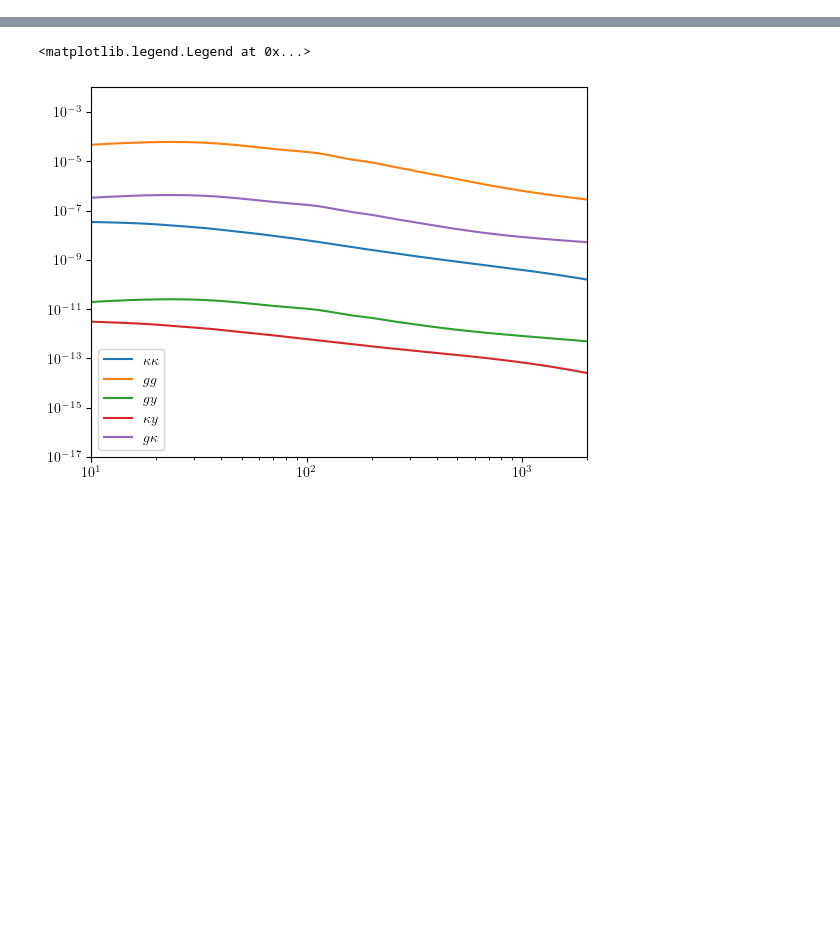
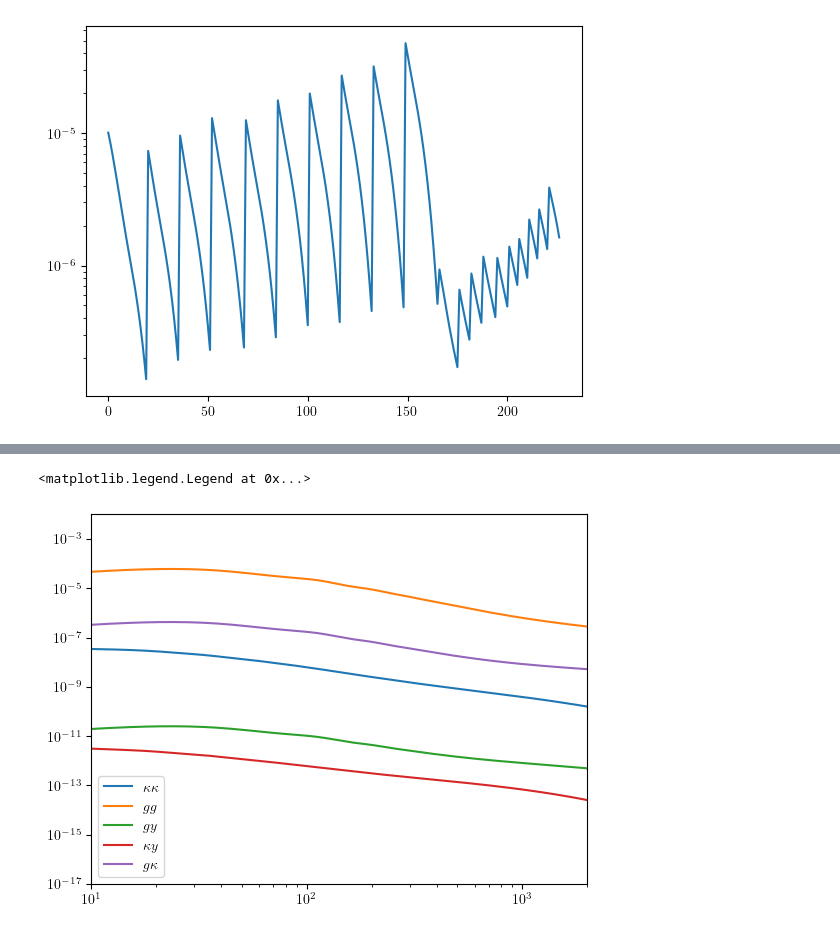
Before and after one commit to shivampcosmo/GODMAX, a Jupyter notebook: notebooks/all_arxiv/compare_cosmosis.ipynb, the cells around one changed output, grey strips where cells are left out. Saved outputs shown, nothing was run; the diff lists cells and outputs as text; code cells hidden in the pictures; blank space fills up the shorter version.

```diff
--- a/notebooks/all_arxiv/compare_cosmosis.ipynb
+++ b/notebooks/all_arxiv/compare_cosmosis.ipynb
@@ -73,0 +565,92 @@ pl.rc('text', usetex=True)
+# %%
+get_corrfunc_BCMP_test = get_xi(sim_params_dict, halo_params_dict, analysis_dict, other_params_dict)
+# %%
+import configobj
+probe = 'xip_xim'
+
+if probe == 'xip_xim':
+    cov_total = cov_total[80:, 80:]
+    data_vec = data_vec[80:]
+elif probe == 'gty':
+    cov_total = cov_total[:80, :80]
+    data_vec = data_vec[:80]
+
+fname = abs_path_data + '/DESxACT/scale_cuts_xipm_y3_gty_fid.ini'
+config = configobj.ConfigObj(fname)
+sc_xipm = config['shear-shear']
+sc_gty = config['shear-tsz']
+
+df_cs = fits.open(abs_path_data + '/DESxACT/2pt_NG_final_2ptunblind_02_26_21_wnz_maglim_covupdate.fits')
+bin1_vals =  df_cs['xip'].data['BIN1'][::20]
+bin2_vals =  df_cs['xip'].data['BIN2'][::20]
+biny_vals = np.array([1,2,3,4])
+ang_vals = df_cs['xip'].data['ANG'][0:20]
+
+def process_indices(num, bin1_vals, bin2_vals, angle_ranges, offset, probe, angle_type, do_scalecuts):
+    indices, indrm = [], []
+    for js in range(num):
+        binv, thetav = divmod(js, 20)
+        bin1, bin2 = (bin1_vals[binv] - 1, bin2_vals[binv] - 1) if angle_type != 'gty' else (None, None)
+        if do_scalecuts:
+            sc_min, sc_max = map(float, angle_ranges[binv].split())
+        else:
+            sc_min, sc_max = 1e-3, 999.0
+        if sc_min < ang_vals[thetav] < sc_max:
+            indices.append([int(thetav), int(bin1), int(bin2)] if bin1 is not None else [int(thetav), int(binv)])
+        elif probe in [angle_type, 'all']:
+            indrm.append(int(offset + js))
+    return jnp.array(indices, dtype=jnp.int32), jnp.array(indrm, dtype=jnp.int32)
+
+# Process gty indices
+sc_ranges_gty = [sc_gty[f'angle_range_gty_{biny}_0'] for biny in biny_vals]
+index_gty, indrm_gty = process_indices(80, None, None, sc_ranges_gty, 0, probe, 'gty', True)
+len_ind_gty = len(index_gty)
+# Process xip indices
+sc_ranges_xip = [sc_xipm[f'angle_range_xip_{bin1}_{bin2}'] for bin1, bin2 in zip(bin1_vals, bin2_vals)]
+offset_xip = 80 if probe in ['gty', 'all'] else 0
+index_xip, indrm_xip = process_indices(200, bin1_vals, bin2_vals, sc_ranges_xip, offset_xip, probe, 'xip_xim', True)
+len_ind_xip = len(index_xip)
+# Process xim indices
+sc_ranges_xim = [sc_xipm[f'angle_range_xim_{bin1}_{bin2}'] for bin1, bin2 in zip(bin1_vals, bin2_vals)]
+offset_xim = 280 if probe in ['gty', 'all'] else 200
+index_xim, indrm_xim = process_indices(200, bin1_vals, bin2_vals, sc_ranges_xim, offset_xim, probe, 'xip_xim', True)
+len_ind_xim = len(index_xim)
+
+indrm = jnp.concatenate([indrm_gty, indrm_xip, indrm_xim], dtype=jnp.int32)
+print('removing indices: ', indrm)
+
+if len(indrm) > 0:
+    data_vec = jnp.delete(data_vec, indrm)
+    cov_total = jnp.delete(cov_total, indrm, axis=0)
+    cov_total = jnp.delete(cov_total, indrm, axis=1)
+P_total = jnp.linalg.inv(cov_total)
+
+
+def get_gty_from_index(index):
+    index_val = index_gty[index]
+    return get_corrfunc_BCMP_test.gty_out_mat[index_val[0], index_val[1]]
+
+def get_xip_from_index(index):
+    index_val = index_xip[index]
+    return get_corrfunc_BCMP_test.xip_out_mat[index_val[0], index_val[1], index_val[2]]
+
+def get_xim_from_index(index):
+    index_val = index_xim[index]
+    return get_corrfunc_BCMP_test.xim_out_mat[index_val[0], index_val[1], index_val[2]]
+
+gty_val = vmap(get_gty_from_index)(jnp.arange(len_ind_gty))
+xip_val = vmap(get_xip_from_index)(jnp.arange(len_ind_xip))
+xim_val = vmap(get_xim_from_index)(jnp.arange(len_ind_xim))
+
+if probe == 'xip_xim':
+    mu = jnp.concatenate([xip_val, xim_val])
+elif probe == 'gty':
+    mu = gty_val
+else:
+    mu = jnp.concatenate([gty_val, xip_val, xim_val])
+
+pl.figure()
+pl.plot(mu)
+pl.yscale('log')
+# %% [output]
+[figure, added]
```
Also changed, not shown: parts of 29 cells of this notebook, 1 other file.
